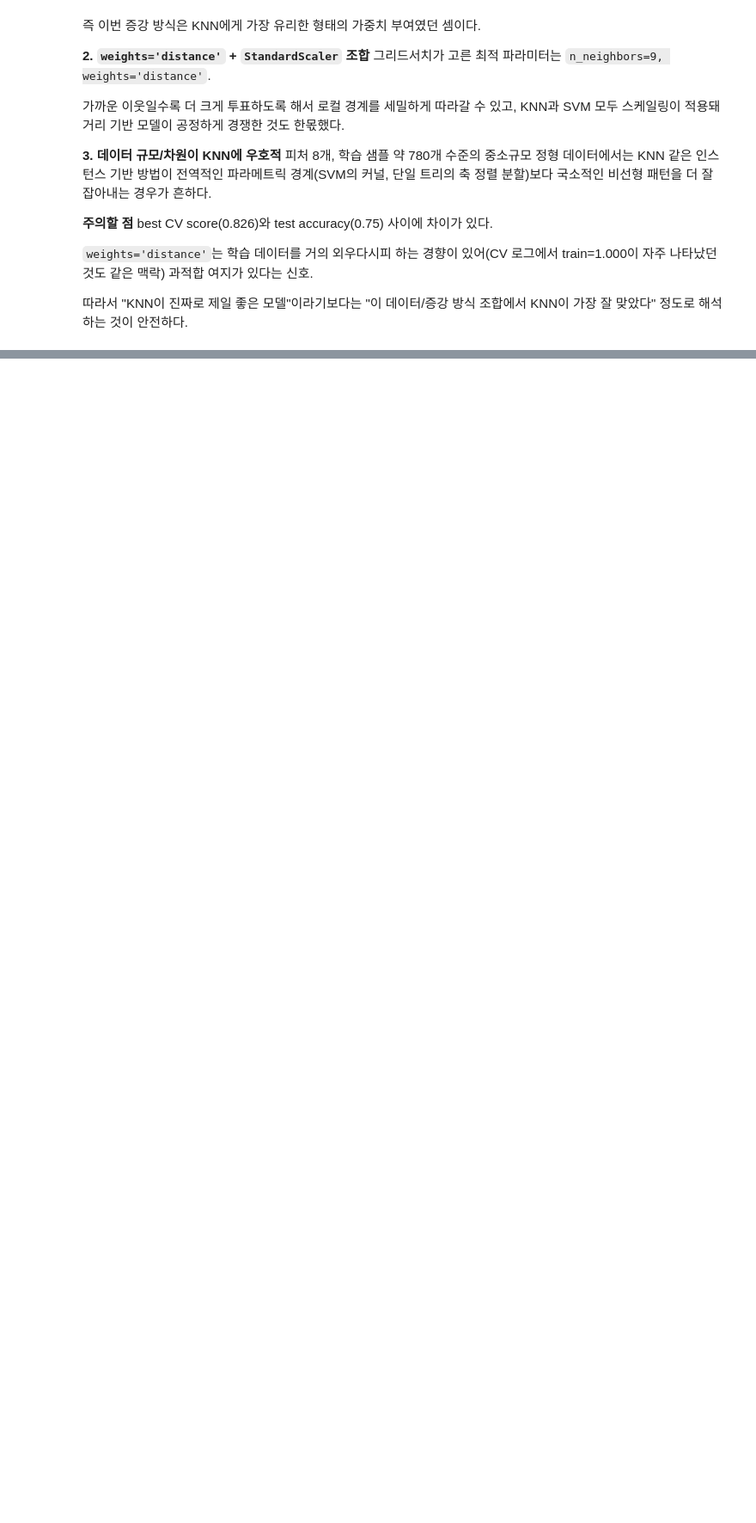
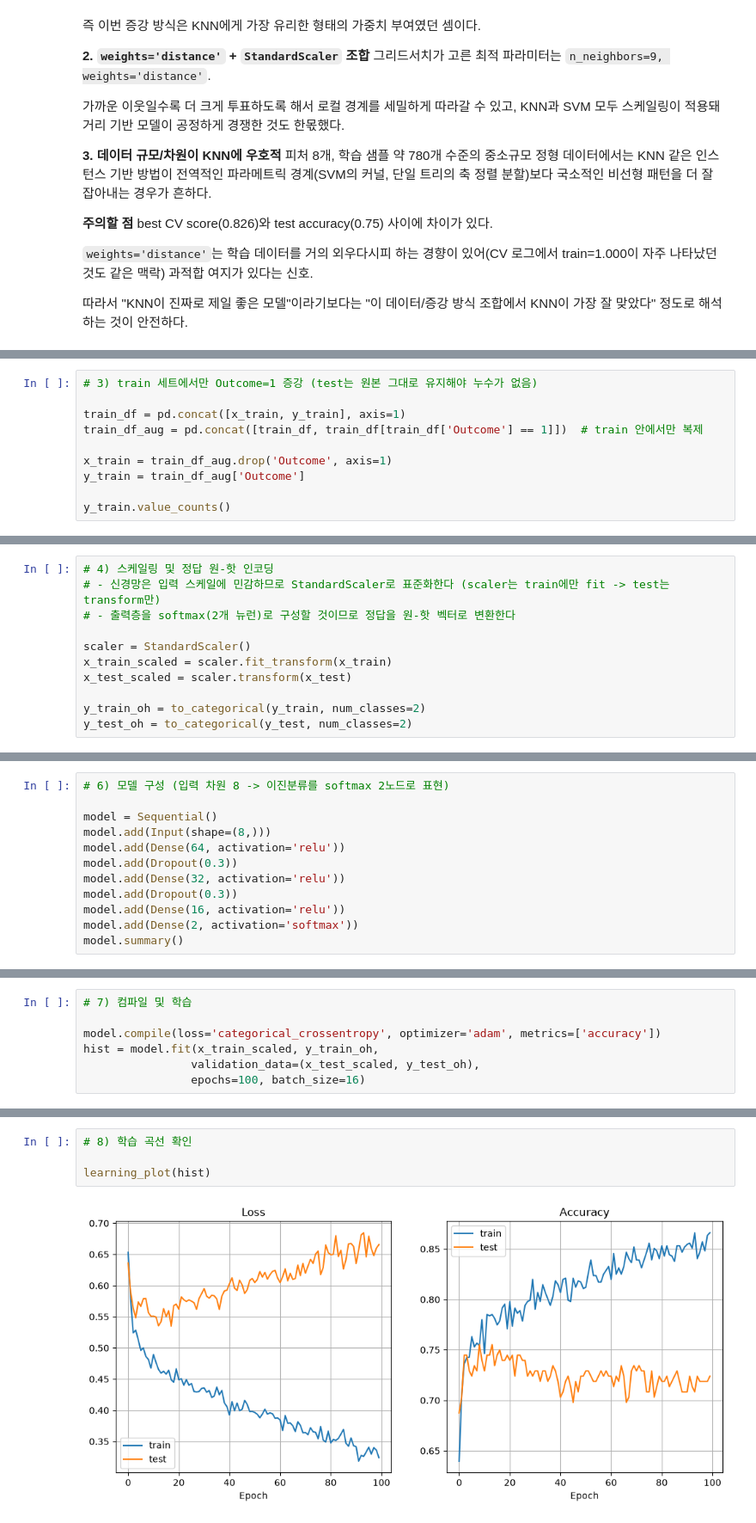
Before and after one commit to KimInSeok-DA/DA_Sesac, a Jupyter notebook: 06_Deep_Learning/Day_04/Day_04.ipynb, the cells around one changed output, grey strips where cells are left out. Shown at 86% size. Cells and saved outputs as stored; diff of their text form; blank space fills up the shorter version.

```diff
--- a/06_Deep_Learning/Day_04/Day_04.ipynb
+++ b/06_Deep_Learning/Day_04/Day_04.ipynb
@@ -554,0 +586,10 @@ best CV score(0.826)와 test accuracy(0.75) 사이에 차이가 있다.
+# %%
+# 3) train 세트에서만 Outcome=1 증강 (test는 원본 그대로 유지해야 누수가 없음)
+
+train_df = pd.concat([x_train, y_train], axis=1)
+train_df_aug = pd.concat([train_df, train_df[train_df['Outcome'] == 1]])  # train 안에서만 복제
+
+x_train = train_df_aug.drop('Outcome', axis=1)
+y_train = train_df_aug['Outcome']
+
+y_train.value_counts()
@@ -554,0 +601,11 @@ best CV score(0.826)와 test accuracy(0.75) 사이에 차이가 있다.
+# %%
+# 4) 스케일링 및 정답 원-핫 인코딩
+# - 신경망은 입력 스케일에 민감하므로 StandardScaler로 표준화한다 (scaler는 train에만 fit -> test는 transform만)
+# - 출력층을 softmax(2개 뉴런)로 구성할 것이므로 정답을 원-핫 벡터로 변환한다
+
+scaler = StandardScaler()
+x_train_scaled = scaler.fit_transform(x_train)
+x_test_scaled = scaler.transform(x_test)
+
+y_train_oh = to_categorical(y_train, num_classes=2)
+y_test_oh = to_categorical(y_test, num_classes=2)
@@ -554,0 +637,12 @@ best CV score(0.826)와 test accuracy(0.75) 사이에 차이가 있다.
+# %%
+# 6) 모델 구성 (입력 차원 8 -> 이진분류를 softmax 2노드로 표현)
+
+model = Sequential()
+model.add(Input(shape=(8,)))
+model.add(Dense(64, activation='relu'))
+model.add(Dropout(0.3))
+model.add(Dense(32, activation='relu'))
+model.add(Dropout(0.3))
+model.add(Dense(16, activation='relu'))
+model.add(Dense(2, activation='softmax'))
+model.summary()
@@ -554,0 +669,7 @@ best CV score(0.826)와 test accuracy(0.75) 사이에 차이가 있다.
+# %%
+# 7) 컴파일 및 학습
+
+model.compile(loss='categorical_crossentropy', optimizer='adam', metrics=['accuracy'])
+hist = model.fit(x_train_scaled, y_train_oh,
+                validation_data=(x_test_scaled, y_test_oh),
+                epochs=100, batch_size=16)
@@ -554,0 +694,6 @@ best CV score(0.826)와 test accuracy(0.75) 사이에 차이가 있다.
+# %%
+# 8) 학습 곡선 확인
+
+learning_plot(hist)
+# %% [output]
+[figure, added]
```
Also changed, not shown: parts of 11 cells of this notebook.
